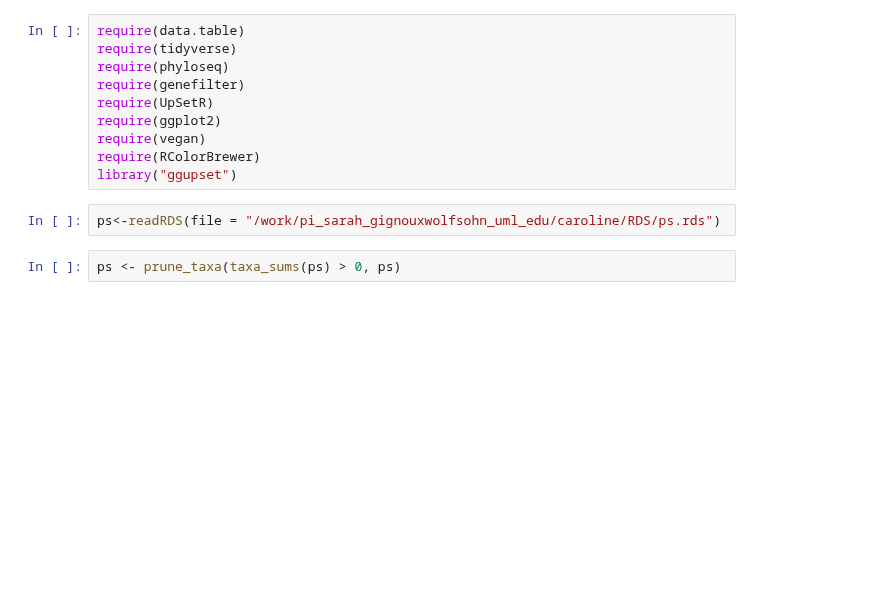
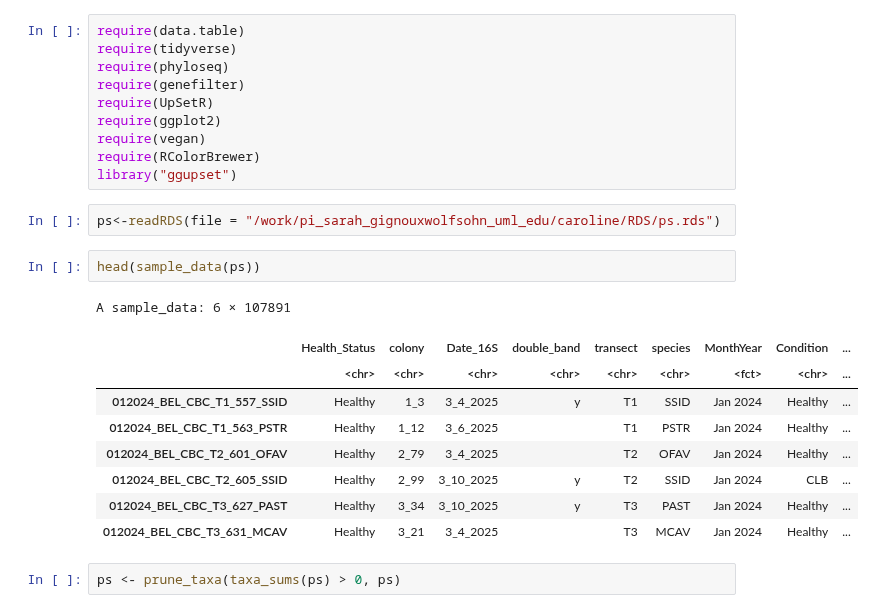
Before and after one commit to cdesouza02/BEL_16S_output, a Jupyter notebook: genefilter.ipynb, the cells around one changed output. Saved outputs shown, nothing was run; the diff lists cells and outputs as text; blank space fills up the shorter version.

```diff
--- a/genefilter.ipynb
+++ b/genefilter.ipynb
@@ -22,6 +22,18 @@ require(RColorBrewer)
 library("ggupset")
 # %%
 ps<-readRDS(file = "/work/pi_sarah_gignouxwolfsohn_uml_edu/caroline/RDS/ps.rds")
+# %%
+head(sample_data(ps))
+# %% [output]
+A sample_data: 6 × 107891
+|  | Health_Status | colony | Date_16S | double_band | transect | species | MonthYear | Condition | ... |
+|  | <chr> | <chr> | <chr> | <chr> | <chr> | <chr> | <fct> | <chr> | ... |
+| 012024_BEL_CBC_T1_557_SSID | Healthy | 1_3 | 3_4_2025 | y | T1 | SSID | Jan 2024 | Healthy | ... |
+| 012024_BEL_CBC_T1_563_PSTR | Healthy | 1_12 | 3_6_2025 |  | T1 | PSTR | Jan 2024 | Healthy | ... |
+| 012024_BEL_CBC_T2_601_OFAV | Healthy | 2_79 | 3_4_2025 |  | T2 | OFAV | Jan 2024 | Healthy | ... |
+| 012024_BEL_CBC_T2_605_SSID | Healthy | 2_99 | 3_10_2025 | y | T2 | SSID | Jan 2024 | CLB | ... |
+| 012024_BEL_CBC_T3_627_PAST | Healthy | 3_34 | 3_10_2025 | y | T3 | PAST | Jan 2024 | Healthy | ... |
+| 012024_BEL_CBC_T3_631_MCAV | Healthy | 3_21 | 3_4_2025 |  | T3 | MCAV | Jan 2024 | Healthy | ... |
 # %%
 ps <- prune_taxa(taxa_sums(ps) > 0, ps)
 # %%
```
Also changed, not shown: parts of 36 cells of this notebook, 1 other file.
